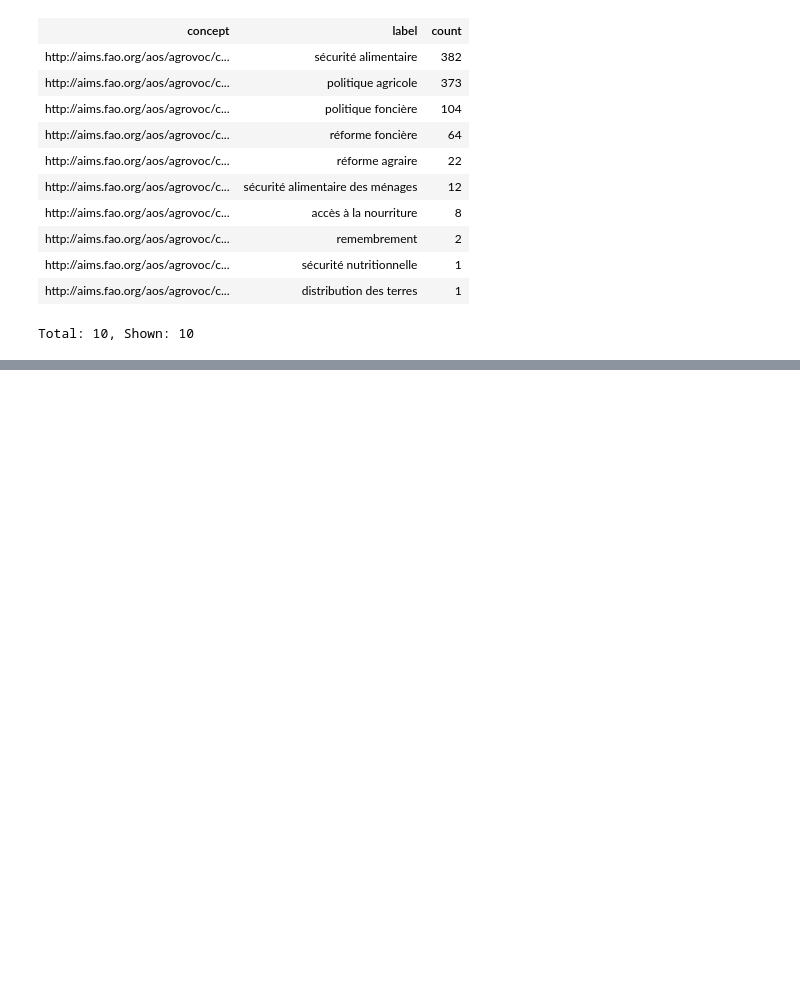
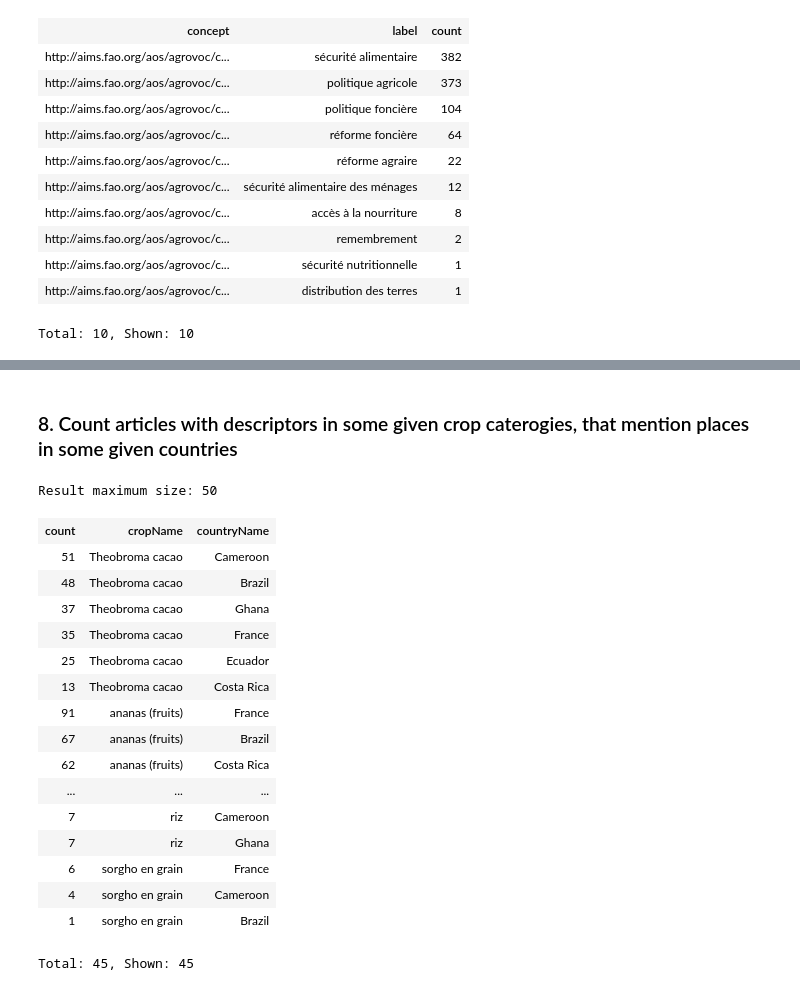
Before and after one commit to issa-project/issa-pipeline, a Jupyter notebook: notebooks/issa-geographic-NEs.ipynb, the cells around one changed output, grey strips where cells are left out. Cells and saved outputs as stored; diff of their text form; code cells hidden in the pictures; blank space fills up the shorter version.

```diff
--- a/doc/ISSA-geographic-NEs.ipynb
+++ b/notebooks/issa-geographic-NEs.ipynb
@@ -279,0 +403,78 @@ Total: 10, Shown: 10
+# %% [markdown]
+### 8. Count articles with descriptors in some given crop caterogies, that mention places in some given countries
+# %%
+%show 50
+
+SELECT (count(distinct ?article) as ?count) ?cropName ?countryName
+FROM <http://agrovoc.fao.org/graph>
+FROM <http://geonames.org/graph>
+FROM <http://data-issa.cirad.fr/graph/articles>
+FROM <http://data-issa.cirad.fr/graph/geographic-nes>
+FROM <http://data-issa.cirad.fr/graph/thematic-descriptors>
+WHERE {
+    # ----- Crops
+    []  a issa:ThematicDescriptorAnnotation;
+        oa:hasTarget ?article;
+        oa:hasBody ?crop.
+
+    values ?crop {
+        # Tropical fruits
+        <http://aims.fao.org/aos/agrovoc/c_13394> # ananas (fruits)
+        <http://aims.fao.org/aos/agrovoc/c_9022>  # avocat
+        <http://aims.fao.org/aos/agrovoc/c_806>   # banane
+        <http://aims.fao.org/aos/agrovoc/c_7713>  # cacao
+        <http://aims.fao.org/aos/agrovoc/c_12367> # mangue
+
+        # Cereals
+        <http://aims.fao.org/aos/agrovoc/c_8373>  # blé
+        <http://aims.fao.org/aos/agrovoc/c_12332> # maïs
+        <http://aims.fao.org/aos/agrovoc/c_4838>  # millet
+        <http://aims.fao.org/aos/agrovoc/c_6599>  # riz
+        <http://aims.fao.org/aos/agrovoc/c_7249>  # sorgho en grain
+    }
+
+    ?crop skosxl:prefLabel [ skosxl:literalForm ?cropName ].
+    filter (langMatches(lang(?cropName), "fr"))
+
+
+    # ----- Geographic entities
+    ?geoAnnot
+        a issa:GeographicAnnotation;
+        schema:about ?article.
+
+    # Either the geo annotation points to Country or any of its subterritories
+    { ?geoAnnot oa:hasBody ?country }
+    UNION
+    { ?geoAnnot oa:hasBody [ gn:parentCountry ?country ]. }
+
+    # Considered countries
+    ?country gn:name ?countryName.
+    values ?country {
+        <https://sws.geonames.org/3017382/> # France
+        <https://sws.geonames.org/3469034/> # Brazil
+        <https://sws.geonames.org/3624060/> # Costa Rica
+        <https://sws.geonames.org/3658394/> # Ecuador
+        <https://sws.geonames.org/2233387/> # Cameroon
+        <https://sws.geonames.org/2300660/> # Ghana
+    }
+
+} order by ?cropName desc(?count)
+# %% [output]
+Result maximum size: 50
+| count | cropName | countryName |
+| 51 | Theobroma cacao | Cameroon |
+| 48 | Theobroma cacao | Brazil |
+| 37 | Theobroma cacao | Ghana |
+| 35 | Theobroma cacao | France |
+| 25 | Theobroma cacao | Ecuador |
+| 13 | Theobroma cacao | Costa Rica |
+| 91 | ananas (fruits) | France |
+| 67 | ananas (fruits) | Brazil |
+| 62 | ananas (fruits) | Costa Rica |
+| ... | ... | ... |
+| 7 | riz | Cameroon |
+| 7 | riz | Ghana |
+| 6 | sorgho en grain | France |
+| 4 | sorgho en grain | Cameroon |
+| 1 | sorgho en grain | Brazil |
+Total: 45, Shown: 45
```
Also changed, not shown: parts of 11 cells of this notebook.
